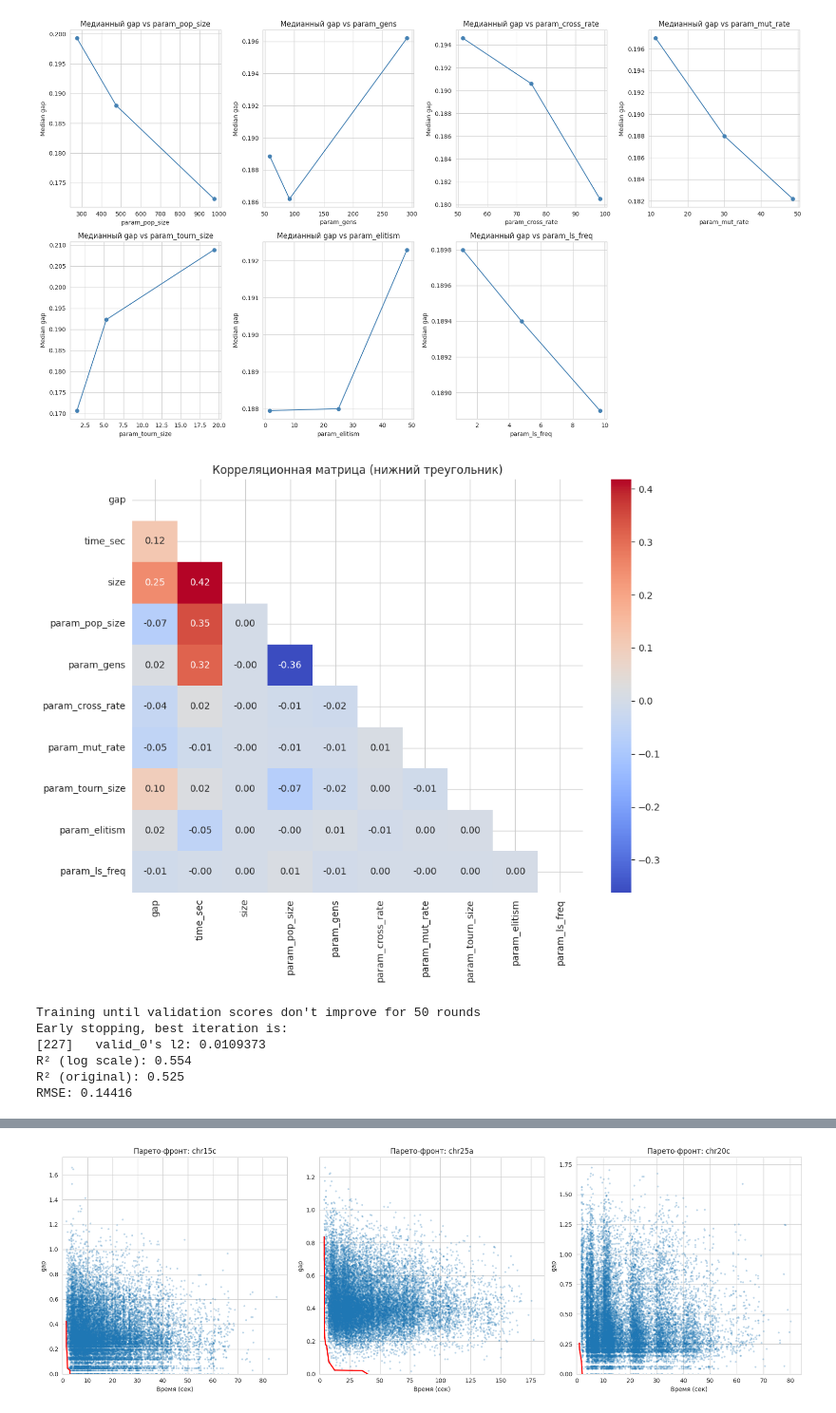
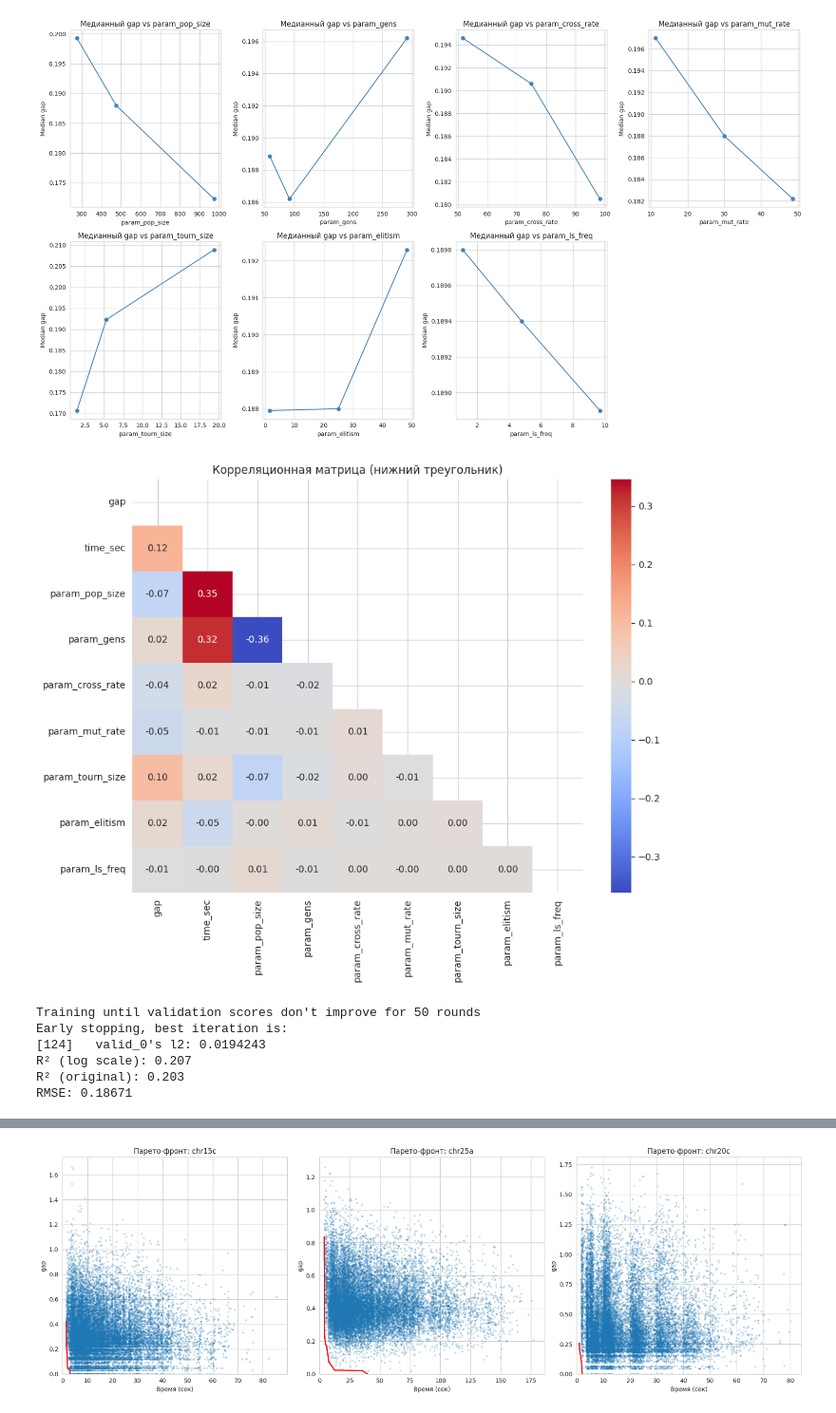
Before and after one commit to SlavaBuchnev/vkr, a Jupyter notebook: result.ipynb, the cells around one changed output, grey strips where cells are left out. Shown at 95% size. Saved outputs shown, nothing was run; the diff lists cells and outputs as text; code cells hidden in the pictures.

```diff
--- a/result.ipynb
+++ b/result.ipynb
@@ -144,17 +144,17 @@ plt.show()
 # %% [output]
 [figure]
 # %%
-corr_cols = ['gap', 'time_sec', 'size'] + num_params
+corr_cols = ['gap', 'time_sec'] + num_params
 corr = df[corr_cols].corr()
 plt.figure(figsize=(10,8))
 sns.heatmap(corr, annot=True, cmap='coolwarm', fmt='.2f', mask=np.triu(np.ones_like(corr, dtype=bool)))
 plt.title('Корреляционная матрица (нижний треугольник)')
 plt.tight_layout()
 plt.show()
 # %% [output]
-[figure, old version]
+[figure, new version]
 # %%
-features_num = num_params + ['size']
+features_num = num_params
 features_cat = cat_params
 X = df[features_num + features_cat].copy()
 y = df['gap'].copy()
@@ -191,10 +191,10 @@ print(f"RMSE: {np.sqrt(mean_squared_error(y_test_orig, y_pred)):.5f}")
 # %% [output]
 Training until validation scores don't improve for 50 rounds
 Early stopping, best iteration is:
-[227]   valid_0's l2: 0.0109373
-R² (log scale): 0.554
-R² (original): 0.525
-RMSE: 0.14416
+[124]   valid_0's l2: 0.0194243
+R² (log scale): 0.207
+R² (original): 0.203
+RMSE: 0.18671
 # %%
 sample_shap = X.sample(min(10000, len(X)), random_state=42)
 explainer = shap.TreeExplainer(lgb_reg)
```
Also changed, not shown: parts of 6 cells of this notebook, 6 other files.
